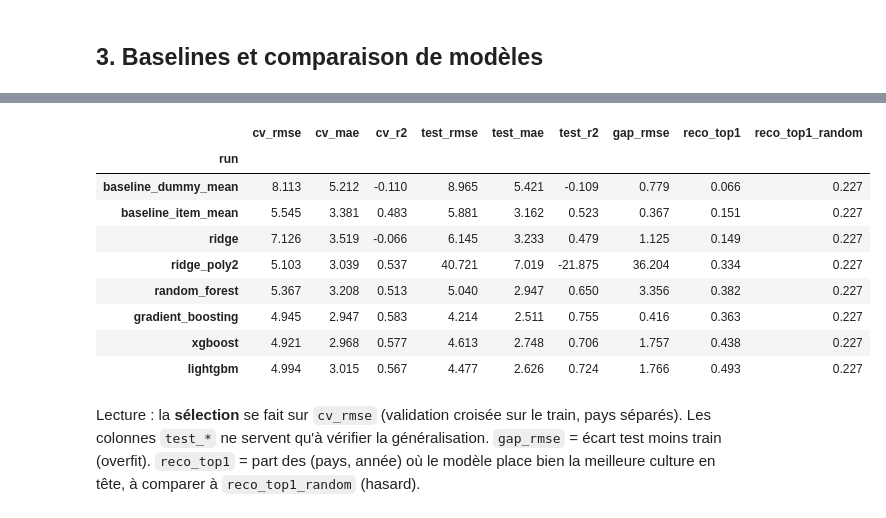
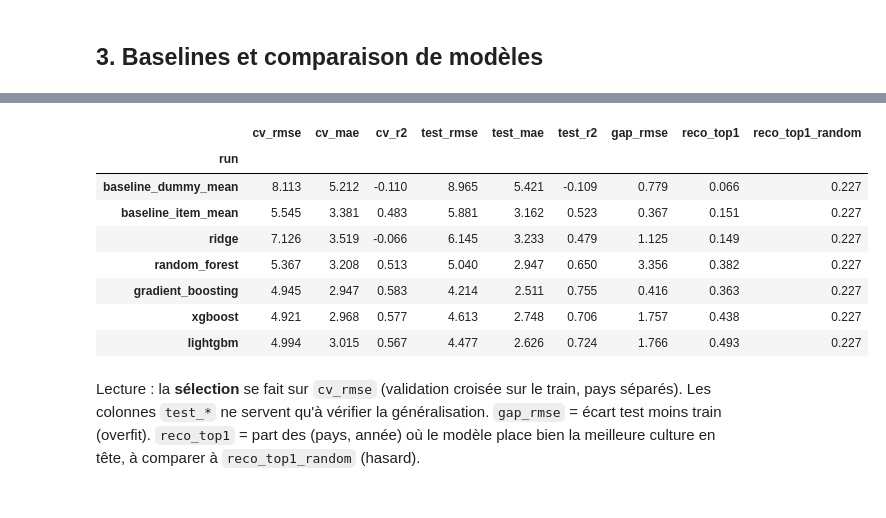
Before and after one commit to jackobess/OC_Projet12, a Jupyter notebook: notebooks/02_modelisation_mlflow.ipynb, the cells around one changed output, grey strips where cells are left out. Cells and saved outputs as stored; diff of their text form; code cells hidden in the pictures.

```diff
--- a/notebooks/02_modelisation_mlflow.ipynb
+++ b/notebooks/02_modelisation_mlflow.ipynb
@@ -113,21 +110,15 @@ MODELS = {
     "dummy_mean":        lambda: DummyRegressor(strategy="mean"),
     "item_mean":         lambda: LinearRegression(),   # = rendement moyen par culture
     "ridge":             lambda: Ridge(alpha=1.0),
-    "ridge_poly2":       lambda: Ridge(alpha=1.0),
+#    "ridge_poly2":       lambda: Ridge(alpha=1.0),
     "random_forest":     lambda: RandomForestRegressor(n_estimators=200, min_samples_leaf=5, random_state=SEED, n_jobs=1),
     "gradient_boosting": lambda: GradientBoostingRegressor(random_state=SEED),
-}
-if XGBRegressor is not None:
-    MODELS["xgboost"] = lambda: XGBRegressor(n_estimators=300, learning_rate=0.05, max_depth=4, subsample=0.8,
-                                             colsample_bytree=0.8, random_state=SEED, n_jobs=1, verbosity=0)
-else:
-    print("xgboost non installé : modèle ignoré (pip install xgboost)")
-if LGBMRegressor is not None:
-    MODELS["lightgbm"] = lambda: LGBMRegressor(n_estimators=300, learning_rate=0.05, num_leaves=15, subsample=0.8,
+    "xgboost":           lambda: XGBRegressor(n_estimators=300, learning_rate=0.05, max_depth=4, subsample=0.8,
+                                             colsample_bytree=0.8, random_state=SEED, n_jobs=1, verbosity=0),
+    "lightgbm":           lambda: LGBMRegressor(n_estimators=300, learning_rate=0.05, num_leaves=15, subsample=0.8,
                                                subsample_freq=1, colsample_bytree=0.8, min_child_samples=20,
                                                random_state=SEED, n_jobs=1, verbose=-1)
-else:
-    print("lightgbm non installé : modèle ignoré (pip install lightgbm)")
+}
 
 def make_pipe(name, feats):
     """Pipeline complet (preprocessing + modèle). Cible entraînée en log1p, prédictions rendues en t/ha."""
@@ -204,18 +195,16 @@ fit_eval_log("baseline_item_mean", "item_mean", ["item"], "baseline",
              "Baseline métier : rendement moyen par culture, sans pluie ni température. Mesure ce que le climat apporte en plus de la culture.")
 fit_eval_log("ridge", "ridge", FEATS, "linear",
              "Linéaire régularisé : référence interprétable, sans interactions.")
-fit_eval_log("ridge_poly2", "ridge_poly2", FEATS, "linear",
-             "Ridge + interactions culture x climat et termes quadratiques.")
+#fit_eval_log("ridge_poly2", "ridge_poly2", FEATS, "linear",
+#             "Ridge + interactions culture x climat et termes quadratiques.")
 fit_eval_log("random_forest", "random_forest", FEATS, "tree_ensemble",
              "RandomForest, hyperparamètres modérés (200 arbres, min_samples_leaf=5).")
 fit_eval_log("gradient_boosting", "gradient_boosting", FEATS, "tree_ensemble",
              "GradientBoosting, hyperparamètres par défaut.")
-if "xgboost" in MODELS:
-    fit_eval_log("xgboost", "xgboost", FEATS, "tree_ensemble",
-                 "XGBoost, hyperparamètres modérés (300 arbres, learning_rate=0.05, max_depth=4, subsample=0.8).")
-if "lightgbm" in MODELS:
-    fit_eval_log("lightgbm", "lightgbm", FEATS, "tree_ensemble",
-                 "LightGBM, hyperparamètres modérés (300 arbres, learning_rate=0.05, 15 feuilles, subsample=0.8).")
+fit_eval_log("xgboost", "xgboost", FEATS, "tree_ensemble",
+             "XGBoost, hyperparamètres modérés (300 arbres, learning_rate=0.05, max_depth=4, subsample=0.8).")
+fit_eval_log("lightgbm", "lightgbm", FEATS, "tree_ensemble",
+             "LightGBM, hyperparamètres modérés (300 arbres, learning_rate=0.05, 15 feuilles, subsample=0.8).")
 
 res = pd.DataFrame(RESULTS).set_index("run")
 cols = ["cv_rmse", "cv_mae", "cv_r2", "test_rmse", "test_mae", "test_r2", "gap_rmse", "reco_top1", "reco_top1_random"]
@@ -226,9 +213,8 @@ res[cols].round(3)
 |  | cv_rmse | cv_mae | cv_r2 | test_rmse | test_mae | test_r2 | gap_rmse | reco_top1 | reco_top1_random |
 | run |  |  |  |  |  |  |  |  |  |
 | baseline_dummy_mean | 8.113 | 5.212 | -0.110 | 8.965 | 5.421 | -0.109 | 0.779 | 0.066 | 0.227 |
 | baseline_item_mean | 5.545 | 3.381 | 0.483 | 5.881 | 3.162 | 0.523 | 0.367 | 0.151 | 0.227 |
 | ridge | 7.126 | 3.519 | -0.066 | 6.145 | 3.233 | 0.479 | 1.125 | 0.149 | 0.227 |
-| ridge_poly2 | 5.103 | 3.039 | 0.537 | 40.721 | 7.019 | -21.875 | 36.204 | 0.334 | 0.227 |
 | random_forest | 5.367 | 3.208 | 0.513 | 5.040 | 2.947 | 0.650 | 3.356 | 0.382 | 0.227 |
 | gradient_boosting | 4.945 | 2.947 | 0.583 | 4.214 | 2.511 | 0.755 | 0.416 | 0.363 | 0.227 |
 | xgboost | 4.921 | 2.968 | 0.577 | 4.613 | 2.748 | 0.706 | 1.757 | 0.438 | 0.227 |
```
Also changed, not shown: parts of 17 cells of this notebook, 25 other files.
